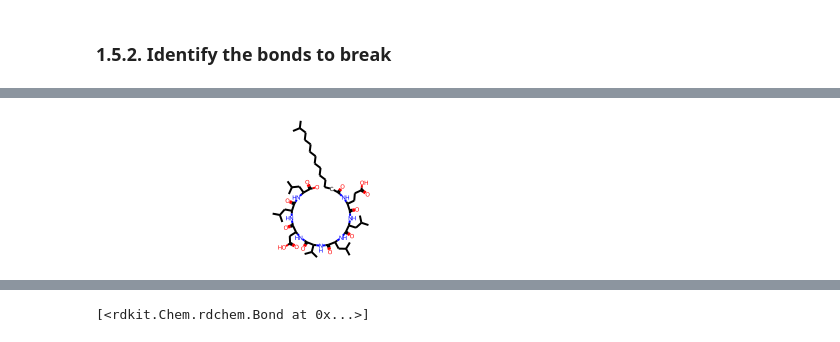
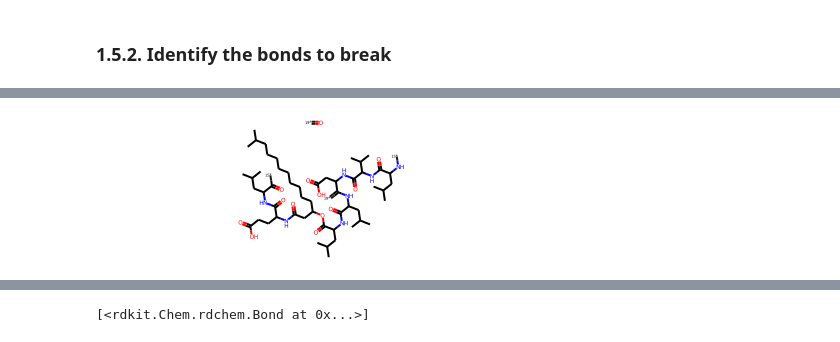
Before and after one commit to mattialpg/geass, a Jupyter notebook: 04 - Geass with Metabolic Disassembler.ipynb, the cells around one changed output, grey strips where cells are left out. Cells and saved outputs as stored; diff of their text form; code cells hidden in the pictures.

```diff
--- a/04 - Geass with Metabolic Disassembler.ipynb
+++ b/04 - Geass with Metabolic Disassembler.ipynb
@@ -473,6 +480,11 @@ fragmentator.breakable_mol_bonds
 # %%
-mol_f = Chem.FragmentOnBonds(mols[165], fragmentator.breakable_mol_bonds, addDummies=False)
+# mol_f = Chem.FragmentOnBonds(mols[165], fragmentator.breakable_mol_bonds, addDummies=False)
+mol_f_aux = Chem.FragmentOnBonds(mols[165], {15: 'amideR'}, addDummies=True, dummyLabels=[(15,15)])
-# %%
-mol_f
-# %% [output]
-[figure, removed]
+# %%
+mol_interm = from_smiles(to_smiles((mol_f_aux,)))[0]
+# %%
+mol_f_aux2 = Chem.FragmentOnBonds(mol_interm, {19: 'amideR'}, addDummies=True, dummyLabels=[(19,19)])
+# %%
+mol_f_aux2
+# %% [output]
+[figure, added]
```
Also changed, not shown: parts of 5 cells of this notebook, 1 other file.
